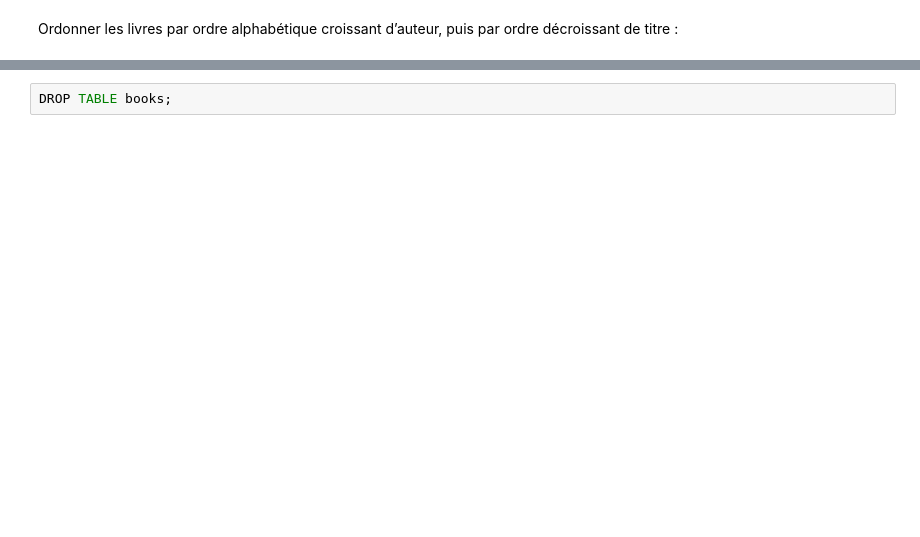
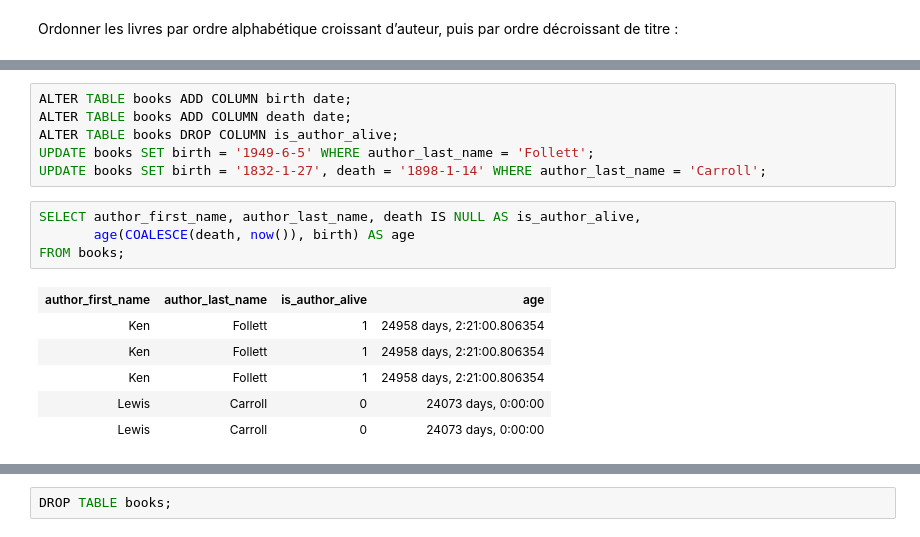
Before and after one commit to noripyt/cours, a Jupyter notebook: bases-de-données/Bases de données.ipynb, the cells around one changed output, grey strips where cells are left out. Drawn from its saved outputs; the diff is of its cells as text; blank space fills up the shorter version.

```diff
--- a/bases-de-données/Bases de données.ipynb
+++ b/bases-de-données/Bases de données.ipynb
@@ -511,0 +687,17 @@ SELECT * FROM books ORDER BY author ASC, title DESC;
+# %%
+ALTER TABLE books ADD COLUMN birth date;
+ALTER TABLE books ADD COLUMN death date;
+ALTER TABLE books DROP COLUMN is_author_alive;
+UPDATE books SET birth = '1949-6-5' WHERE author_last_name = 'Follett';
+UPDATE books SET birth = '1832-1-27', death = '1898-1-14' WHERE author_last_name = 'Carroll';
+# %%
+SELECT author_first_name, author_last_name, death IS NULL AS is_author_alive,
+       age(COALESCE(death, now()), birth) AS age
+FROM books;
+# %% [output]
+| author_first_name | author_last_name | is_author_alive | age |
+| Ken | Follett | 1 | 24958 days, 2:21:00.806354 |
+| Ken | Follett | 1 | 24958 days, 2:21:00.806354 |
+| Ken | Follett | 1 | 24958 days, 2:21:00.806354 |
+| Lewis | Carroll | 0 | 24073 days, 0:00:00 |
+| Lewis | Carroll | 0 | 24073 days, 0:00:00 |
```
Also changed, not shown: parts of 33 cells of this notebook.
